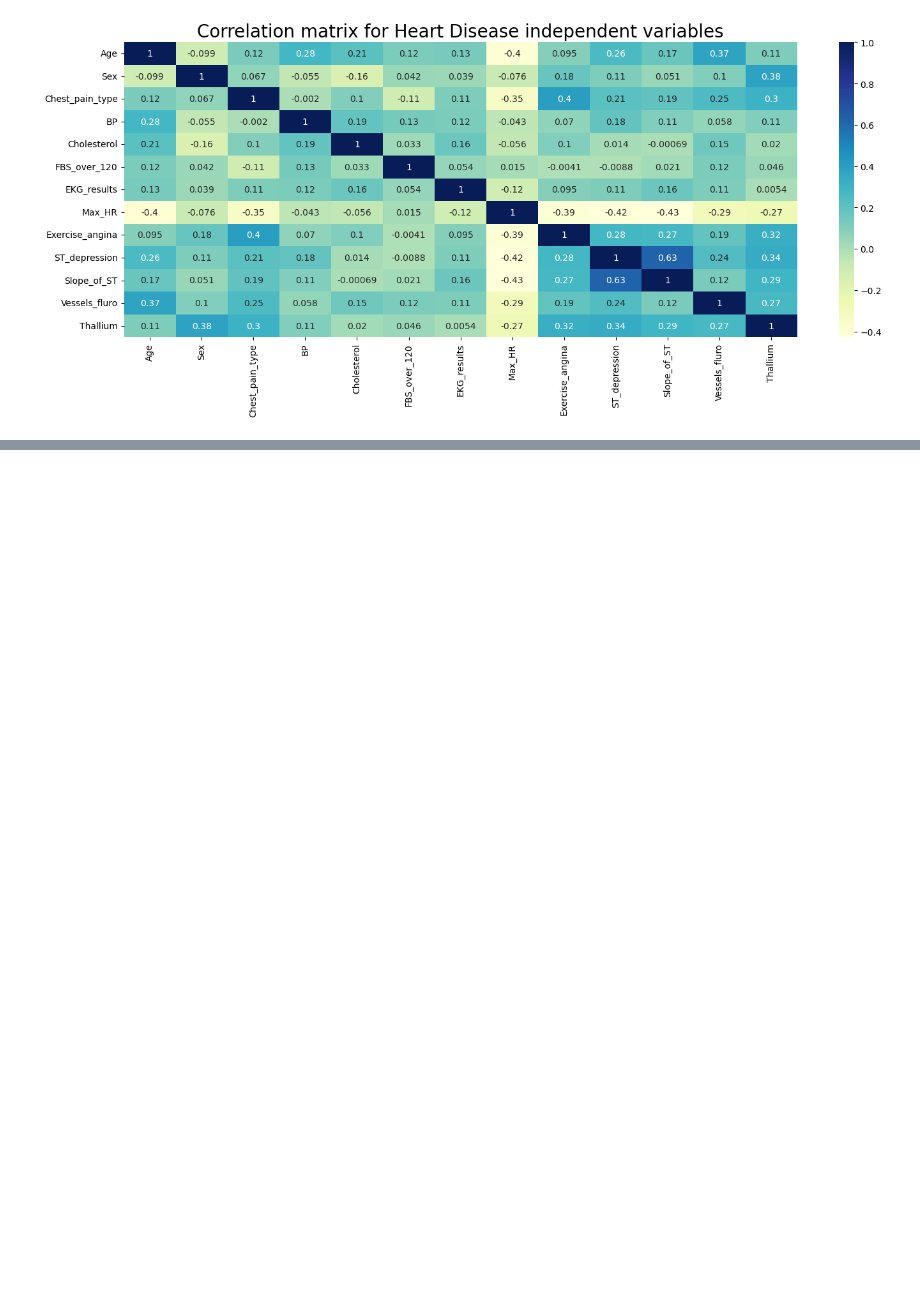
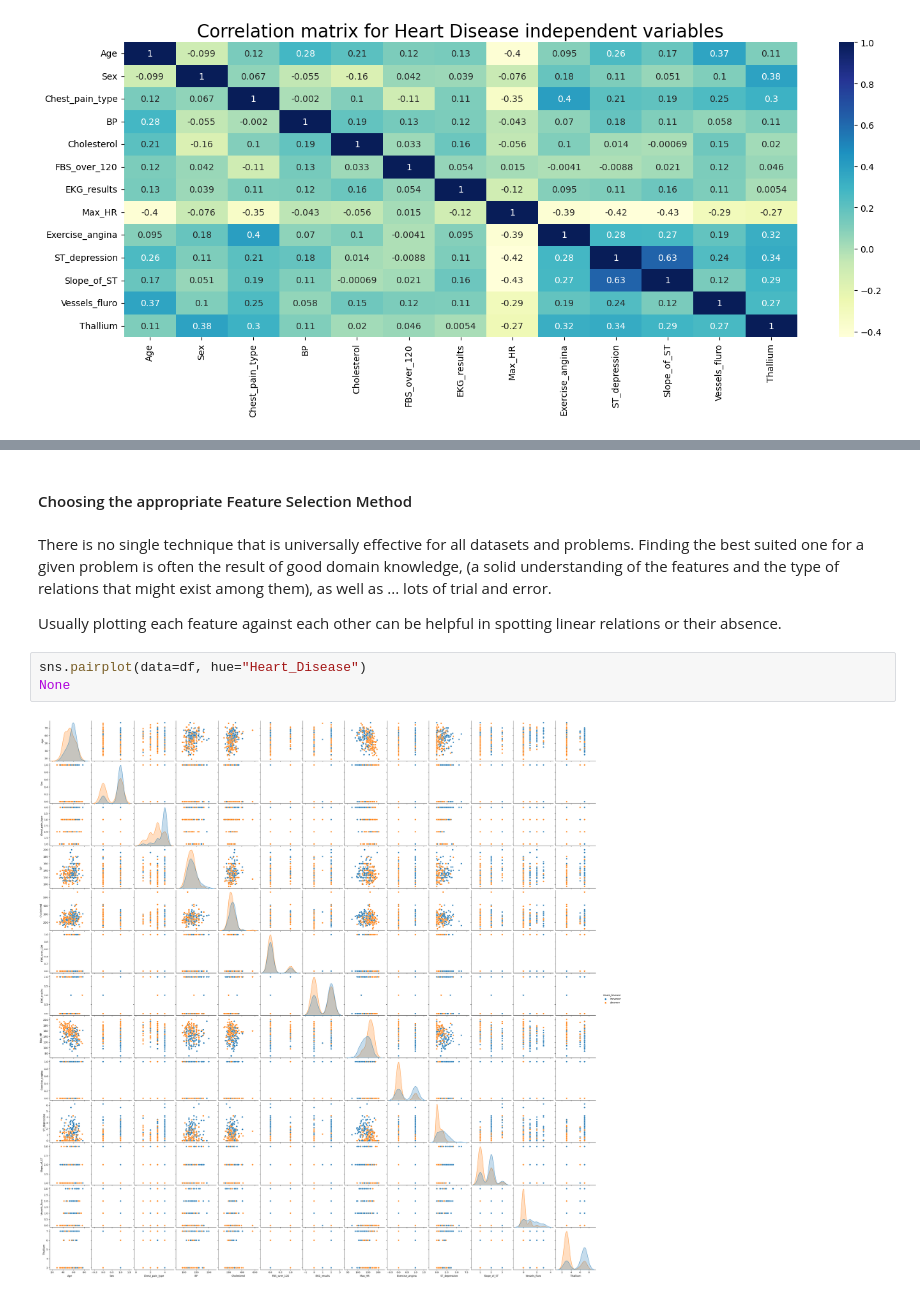
Before and after one commit to SyNikolai/HeartDiseaseML, a Jupyter notebook: heartdisease.ipynb, the cells around one changed output, grey strips where cells are left out. Cells and saved outputs as stored; diff of their text form; blank space fills up the shorter version.

Commit message:
Updates up to the predictive model
Feature Selection completed, started working on the predictive model

```diff
--- a/heartdisease.ipynb
+++ b/heartdisease.ipynb
@@ -270,0 +255,11 @@ It's important to note that the exact preprocessing steps and model selection wi
+# %% [markdown]
+#### Choosing the appropriate Feature Selection Method
+# %% [markdown]
+There is no single technique that is universally effective for all datasets and problems. Finding the best suited one for a given problem is often the result of good domain knowledge, (a solid understanding of the features and the type of relations that might exist among them), as well as ... lots of trial and error.
+
+Usually plotting each feature against each other can be helpful in spotting linear relations or their absence.
+# %%
+sns.pairplot(data=df, hue="Heart_Disease")
+None
+# %% [output]
+[figure, added]
```
Also changed, not shown: parts of 20 cells of this notebook, 1 other file.
